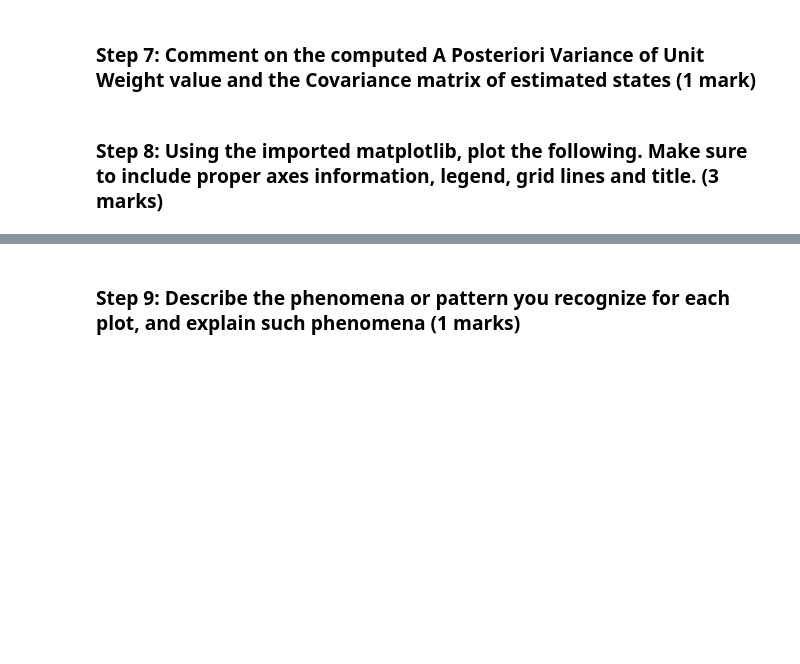
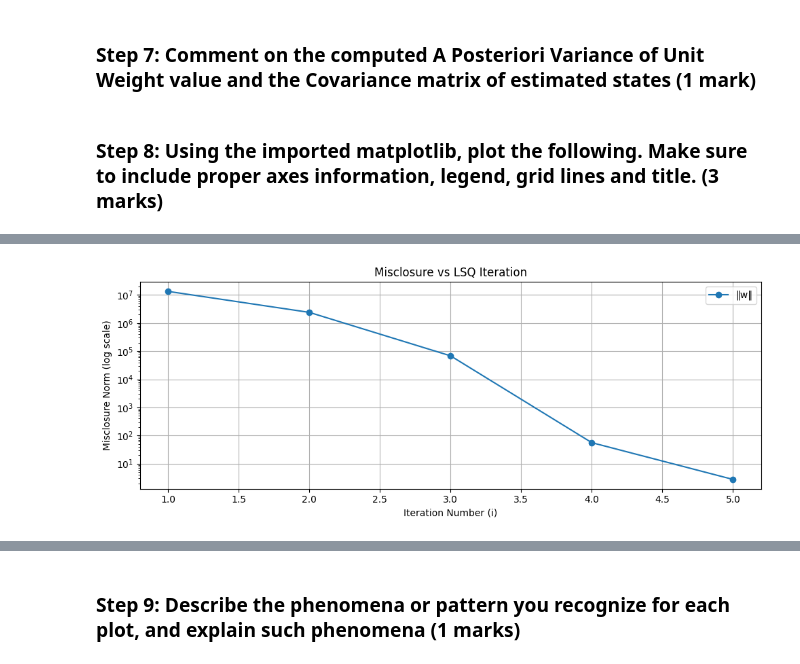
Before and after one commit to andrew-thai08/ENGG680_2025_Fall, a Jupyter notebook: Lab_Assignment2/Assignment2.ipynb, the cells around one changed output, grey strips where cells are left out. Cells and saved outputs as stored; diff of their text form; code cells hidden in the pictures; blank space fills up the shorter version.

```diff
--- a/Lab_Assignment2/Assignment2.ipynb
+++ b/Lab_Assignment2/Assignment2.ipynb
@@ -108,7 +106,14 @@ GroundTruth=np.array([-1633489.37967725,	-3651627.18250363,	4952481.61954918])
 # you can either use the numpy function or code the math manually
 # (2 marks)
 def euclidean_norm(receiver_pos, satellite_pos):
-  return np.linalg.norm(satellite_pos - receiver_pos, axis=1)
+    # reshape inputs
+    rec = np.asarray(receiver_pos, dtype=float).reshape(1, 3)
+    sats = np.asarray(satellite_pos, dtype=float).reshape(-1, 3)
+
+    # compute geometric distances
+    dist = np.linalg.norm(sats - rec, axis=1)
+
+    return dist
 # %% [markdown]
 ## **Non-linear LSE (15 Marks)**
 # %% [markdown]
@@ -118,6 +123,6 @@ P = (1 / 1.2) * np.eye(n)
 # %% [markdown]
 ### Step 2: set the initial states as [100.0, -50.0, 25.0, 1000.0] (0.5 mark)
 # %%
-x_0 = np.array([100.0, -50.0, 25.0, 1000.0])
+x_0 = np.array([100.0, -50.0, 25.0, 1000.0],dtype=float)
 # %% [markdown]
 ### Step 3: initialize the corrections array as 10s, iteration loop counter i as zero and related arrays (1 mark)
@@ -204,12 +214,3 @@ Where:
 - The last column of -1 corresponds to the constant term in the least squares equation
 
 This matrix is used for least squares estimation in positioning or navigation applications.
-# %%
-def design_matrix(x_hat, sat_pos, distance):
-  n = sat_pos.shape[0]
-  A = np.zeros((n, 4))
-  for j in range(n):
-    diff = sat_pos[j] - x_hat[:3]
-    A[j, :3] = -diff / distance[j]
-    A[j, 3] = -1
-  return A
@@ -372,0 +394,72 @@ plt.show()
+# %%
+import numpy as np
+import matplotlib.pyplot as plt
+
+# ensure arrays are NumPy arrays
+arr_w       = np.asarray(arr_w)
+arr_delta   = np.asarray(arr_delta)
+arr_err_pos = np.asarray(arr_err_pos)
+arr_i       = np.asarray(arr_i)
+
+# --- 1. Misclosure norm vs iteration (log scale) ---
+
+w_norm = np.linalg.norm(arr_w, axis=1)  # norm per iteration
+
+plt.figure(figsize=(10, 4))
+plt.semilogy(arr_i, w_norm + 1e-12, marker='o', linestyle='-', label='‖w‖')
+plt.xlabel("Iteration Number (i)")
+plt.ylabel("Misclosure Norm (log scale)")
+plt.title("Misclosure vs LSQ Iteration")
+plt.grid(True)
+plt.legend()
+plt.tight_layout()
+plt.show()
+
+# --- 2. Corrections (delta) components vs iteration (log scale) ---
+
+plt.figure(figsize=(10, 4))
+
+delta_labels = ["ΔX", "ΔY", "ΔZ", "ΔcdT"]
+delta_colors = ["blue", "green", "red", "purple"]
+
+for k in range(4):
+    plt.semilogy(arr_i,
+                 np.abs(arr_delta[:, k]) + 1e-12,
+                 marker='o',
+                 linestyle='-',
+                 color=delta_colors[k],
+                 label=delta_labels[k])
+
+plt.xlabel("Iteration Number (i)")
+plt.ylabel("Correction Magnitude (log scale)")
+plt.title("Correction Components vs LSQ Iteration")
+plt.grid(True)
+plt.legend()
+plt.tight_layout()
+plt.show()
+
+# --- 3. 3D position error norm vs iteration (log scale) ---
+
+pos_err_norm = np.linalg.norm(arr_err_pos, axis=1)
+
+plt.figure(figsize=(10, 4))
+plt.semilogy(arr_i,
+             pos_err_norm + 1e-12,
+             marker='o',
+             linestyle='-',
+             color='red',
+             label='‖3D Position Error‖')
+plt.xlabel("Iteration Number (i)")
+plt.ylabel("3D Position Error (log scale)")
+plt.title("3D Position Error vs LSQ Iteration")
+plt.grid(True)
+plt.legend()
+plt.tight_layout()
+plt.show()
+
+# optional summary comment
+print("Comment:")
+print("All three plots show rapidly decreasing values that level off, indicating "
+      "that the least squares iterations steadily refine the estimate until convergence.")
+# %% [output]
+[figure, added]
```
Also changed, not shown: parts of 16 cells of this notebook.
